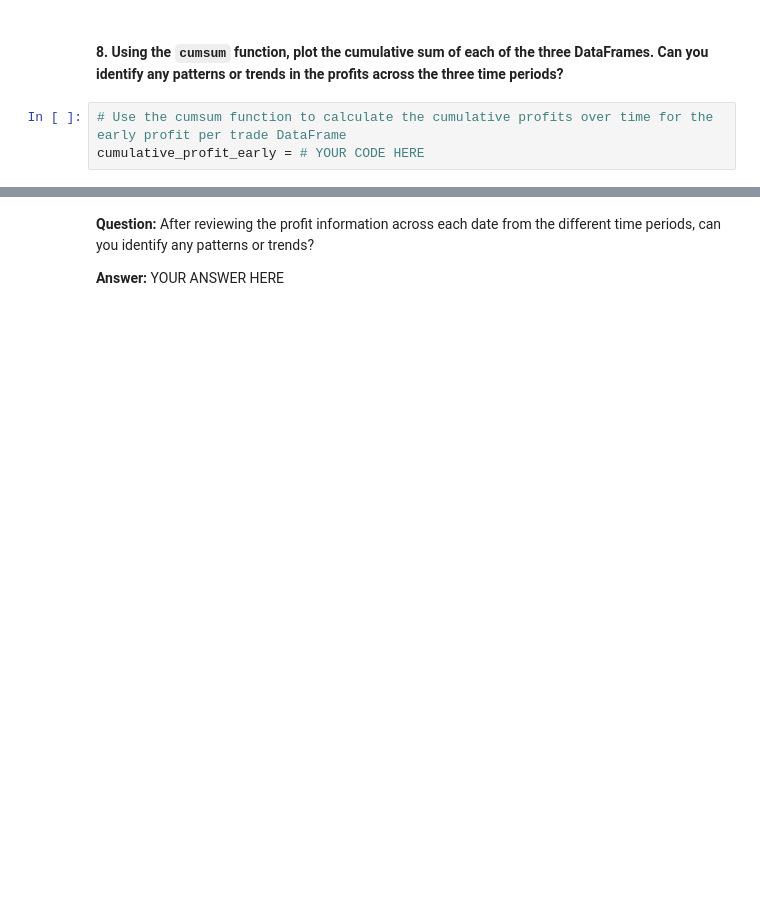
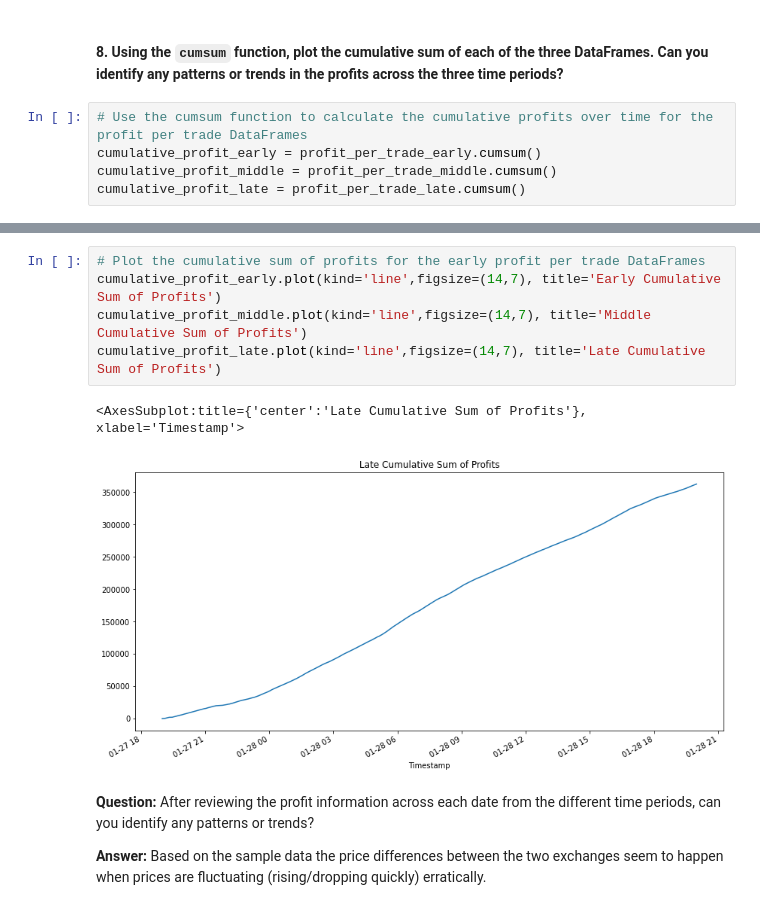
Before and after one commit to Deep4Patel9/fintech_arbitrage_analysis, a Jupyter notebook: crypto_arbitrage.ipynb, the cells around one changed output, grey strips where cells are left out. Saved outputs shown, nothing was run; the diff lists cells and outputs as text; blank space fills up the shorter version.

```diff
--- a/crypto_arbitrage.ipynb
+++ b/crypto_arbitrage.ipynb
@@ -538,5 +670,7 @@ Name: Close, dtype: float64
 # %% [markdown]
 #### 8. Using the `cumsum` function, plot the cumulative sum of each of the three DataFrames. Can you identify any patterns or trends in the profits across the three time periods?
 # %%
-# Use the cumsum function to calculate the cumulative profits over time for the early profit per trade DataFrame
-cumulative_profit_early = # YOUR CODE HERE
+# Use the cumsum function to calculate the cumulative profits over time for the profit per trade DataFrames
+cumulative_profit_early = profit_per_trade_early.cumsum()
+cumulative_profit_middle = profit_per_trade_middle.cumsum()
+cumulative_profit_late = profit_per_trade_late.cumsum()
@@ -549,4 +677,12 @@ cumulative_profit_early = # YOUR CODE HERE
+# %%
+# Plot the cumulative sum of profits for the early profit per trade DataFrames
+cumulative_profit_early.plot(kind='line',figsize=(14,7), title='Early Cumulative Sum of Profits')
+cumulative_profit_middle.plot(kind='line',figsize=(14,7), title='Middle Cumulative Sum of Profits')
+cumulative_profit_late.plot(kind='line',figsize=(14,7), title='Late Cumulative Sum of Profits')
+# %% [output]
+<AxesSubplot:title={'center':'Late Cumulative Sum of Profits'}, xlabel='Timestamp'>
+[figure, added]
 # %% [markdown]
 **Question:** After reviewing the profit information across each date from the different time periods, can you identify any patterns or trends?
 
-**Answer:** YOUR ANSWER HERE
+**Answer:** Based on the sample data the price differences between the two exchanges seem to happen when prices are fluctuating (rising/dropping quickly) erratically.
```
Also changed, not shown: parts of 29 cells of this notebook.
